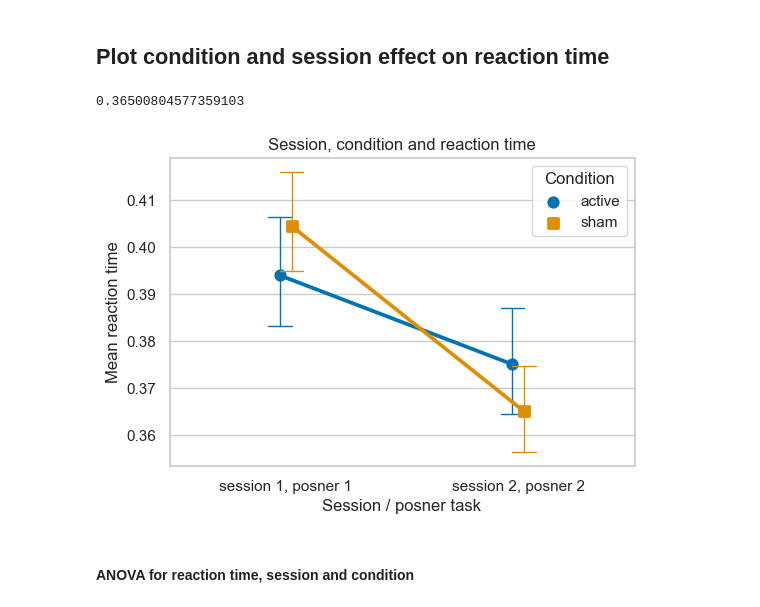
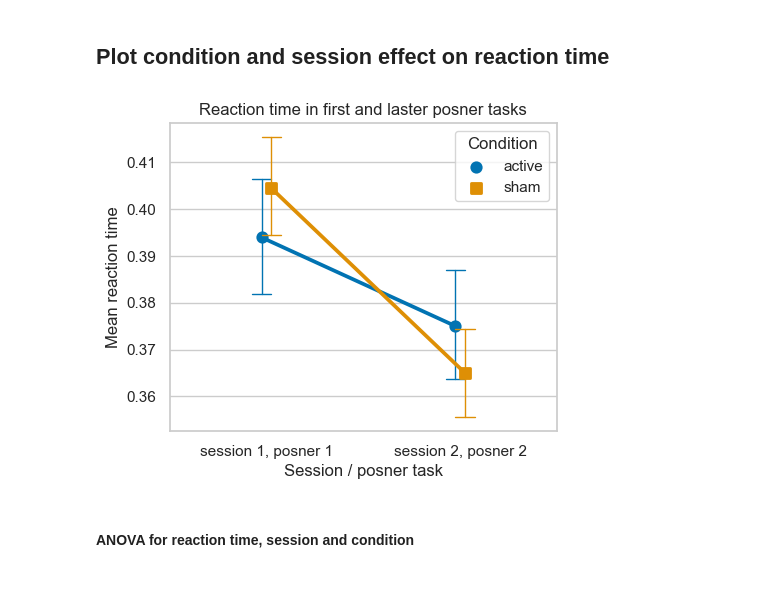
Before and after one commit to locua/joint-analysis, a Jupyter notebook: analysis.ipynb, the cells around one changed output. Cells and saved outputs as stored; diff of their text form; code cells hidden in the pictures.

Commit message:
joint plot with all added

```diff
--- a/analysis.ipynb
+++ b/analysis.ipynb
@@ -4,7 +4,11 @@ import matplotlib.pyplot as plt
 import statsmodels.api as sm
 import seaborn as sns
 import pandas as pd
+import numpy as np
 import ast
+
+# Config
+plt.rcParams['figure.dpi'] = 100
 # %%
 df = pd.read_csv('msc_collated_data_20230709.csv')
 df.columns
@@ -18,0 +25,14 @@ Index(['Unnamed: 0', 'section', 'task_section', 'task', 'trial_id', 'cue_dir',
+# %%
+temp_df = df[(df['task'] == 'baseline0') & (df['section'] == 'baseline_ec-0')].copy()
+temp_df.set_index(['participant_number', 'session_number'], inplace=True)
+
+# Apply the subtraction operation to the rows in the original DataFrame where 'task_section' is either 'pos' or 'nfb'
+def subtract_baseline(row):
+    if row['task_section'] in ['pos', 'nfb']:
+        return row['mean_aai'] - temp_df.loc[(row['participant_number'], row['session_number']), 'mean_aai']
+    else:
+        return np.nan
+
+df['norm_mean_aai'] = df.apply(subtract_baseline, axis=1)
+
+df.head()
@@ -23,6 +51,7 @@ Index(['Unnamed: 0', 'section', 'task_section', 'task', 'trial_id', 'cue_dir',
 df_roi = df[['session_number',
              'session_type',
              'participant_number',
+             'norm_mean_aai',
              'key_resp.rt',
              'task',
              'valid_cue',
@@ -127,25 +156,19 @@ df_roi
 936 rows × 11 columns
 # %% [markdown]
 ## Plot condition and session effect on reaction time
-# %%
-dftmp = df_roi[df_roi["session_number"]=="session 2, posner 2"]
-dftmp = dftmp[dftmp["group"]=="sham"]
-dftmp.rt.mean()
-# %% [output]
-0.36500804577359103
 # %%
 # Interaction plot for session_type and task with respect to key_resp.rt
 sns.set(style="whitegrid")
-plt.figure(figsize=(6, 4))
+plt.figure(figsize=(5, 4))
 interaction_plot = sns.pointplot(x='session_number', y='rt', hue='group', data=df_roi, dodge=True, markers=['o', 's'], capsize=.1, errwidth=1, palette='colorblind')
 
-plt.title('Session, condition and reaction time')
+plt.title('Reaction time in first and laster posner tasks')
 plt.xlabel('Session / posner task')
 plt.ylabel('Mean reaction time')
 plt.legend(title='Condition')
 plt.show()
 # %% [output]
-[figure, old version]
+[figure, new version]
 # %% [markdown]
 #### ANOVA for reaction time, session and condition
 # %%
```
Also changed, not shown: parts of 19 cells of this notebook.
